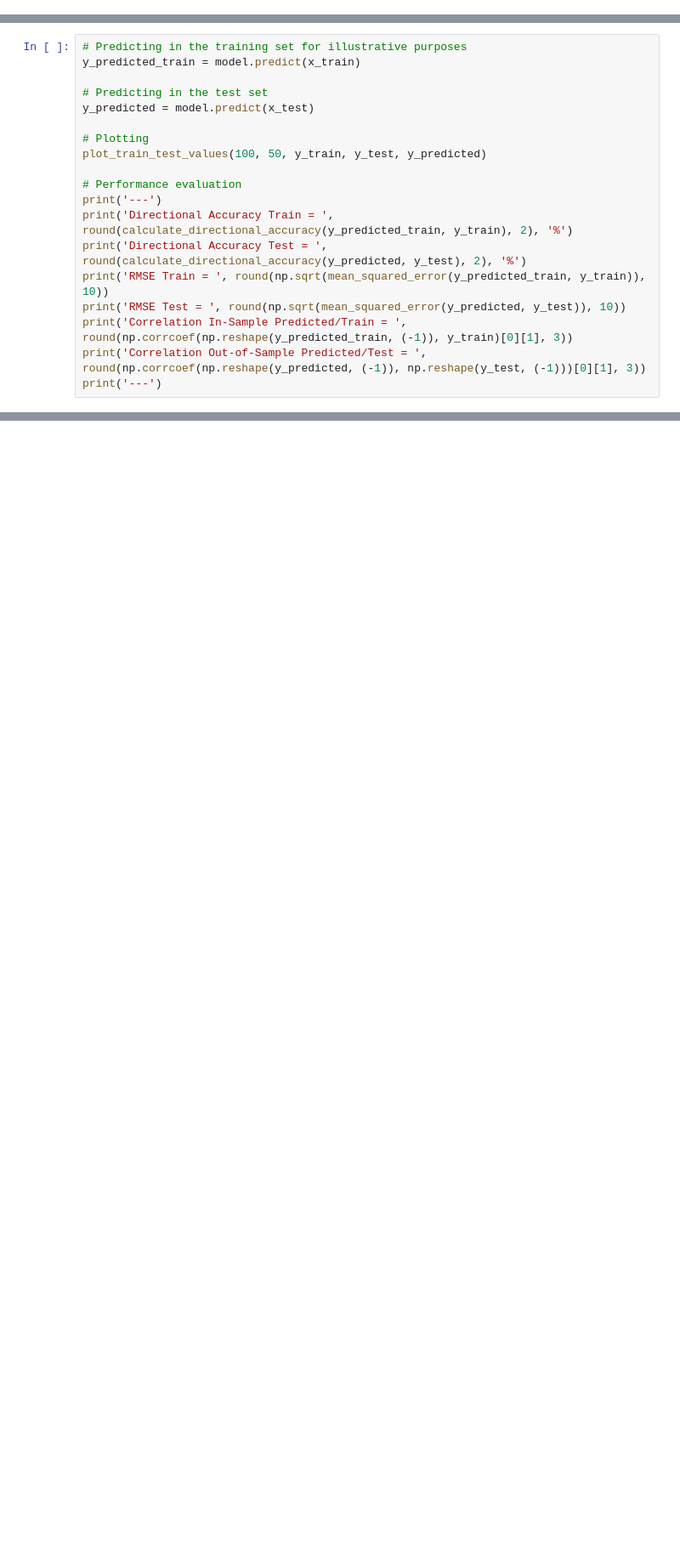
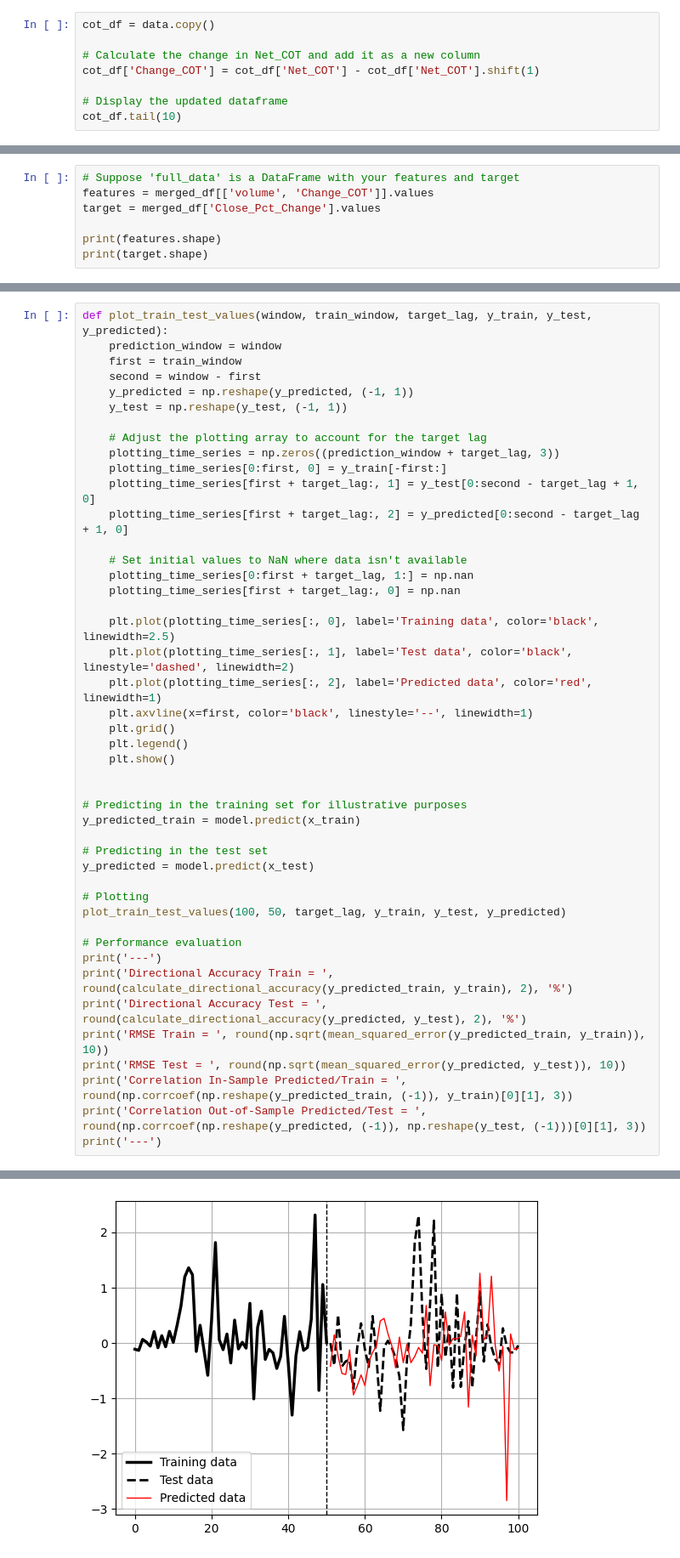
Before and after one commit to Slamwise/Trading-Strategies, a Jupyter notebook: lstm/COT-crypto_refined.ipynb, the cells around one changed output, grey strips where cells are left out. Shown: that part at 85% size. Cells and saved outputs as stored; diff of their text form; blank space fills up the shorter version.

```diff
--- a/lstm/COT-crypto_refined.ipynb
+++ b/lstm/COT-crypto_refined.ipynb
@@ -58,0 +141,8 @@ array([-4.040e+01, -4.610e+01, -5.120e+01, -4.860e+01, -5.360e+01,
+# %%
+cot_df = data.copy()
+
+# Calculate the change in Net_COT and add it as a new column
+cot_df['Change_COT'] = cot_df['Net_COT'] - cot_df['Net_COT'].shift(1)
+
+# Display the updated dataframe
+cot_df.tail(10)
@@ -58,0 +271,7 @@ array([-4.040e+01, -4.610e+01, -5.120e+01, -4.860e+01, -5.360e+01,
+# %%
+# Suppose 'full_data' is a DataFrame with your features and target
+features = merged_df[['volume', 'Change_COT']].values
+target = merged_df['Close_Pct_Change'].values
+
+print(features.shape)
+print(target.shape)
@@ -110,4 +354,30 @@ KeyboardInterrupt:
 # %%
+def plot_train_test_values(window, train_window, target_lag, y_train, y_test, y_predicted):
+    prediction_window = window
+    first = train_window
+    second = window - first
+    y_predicted = np.reshape(y_predicted, (-1, 1))
+    y_test = np.reshape(y_test, (-1, 1))
+
+    # Adjust the plotting array to account for the target lag
+    plotting_time_series = np.zeros((prediction_window + target_lag, 3))
+    plotting_time_series[0:first, 0] = y_train[-first:]
+    plotting_time_series[first + target_lag:, 1] = y_test[0:second - target_lag + 1, 0]
+    plotting_time_series[first + target_lag:, 2] = y_predicted[0:second - target_lag + 1, 0]
+
+    # Set initial values to NaN where data isn't available
+    plotting_time_series[0:first + target_lag, 1:] = np.nan
+    plotting_time_series[first + target_lag:, 0] = np.nan
+
+    plt.plot(plotting_time_series[:, 0], label='Training data', color='black', linewidth=2.5)
+    plt.plot(plotting_time_series[:, 1], label='Test data', color='black', linestyle='dashed', linewidth=2)
+    plt.plot(plotting_time_series[:, 2], label='Predicted data', color='red', linewidth=1)
+    plt.axvline(x=first, color='black', linestyle='--', linewidth=1)
+    plt.grid()
+    plt.legend()
+    plt.show()
+
+
 # Predicting in the training set for illustrative purposes
 y_predicted_train = model.predict(x_train)
 
@@ -115,7 +385,7 @@ y_predicted_train = model.predict(x_train)
 y_predicted = model.predict(x_test)
 
 # Plotting
-plot_train_test_values(100, 50, y_train, y_test, y_predicted)
+plot_train_test_values(100, 50, target_lag, y_train, y_test, y_predicted)
 
 # Performance evaluation
 print('---')
@@ -126,3 +396,4 @@ print('RMSE Test = ', round(np.sqrt(mean_squared_error(y_predicted, y_test)), 10
 print('Correlation In-Sample Predicted/Train = ', round(np.corrcoef(np.reshape(y_predicted_train, (-1)), y_train)[0][1], 3))
 print('Correlation Out-of-Sample Predicted/Test = ', round(np.corrcoef(np.reshape(y_predicted, (-1)), np.reshape(y_test, (-1)))[0][1], 3))
 print('---')
+# %% [output]
@@ -128,0 +402 @@ print('---')
+[figure, added]
```
Also changed, not shown: parts of 12 cells of this notebook, 2 other files.
